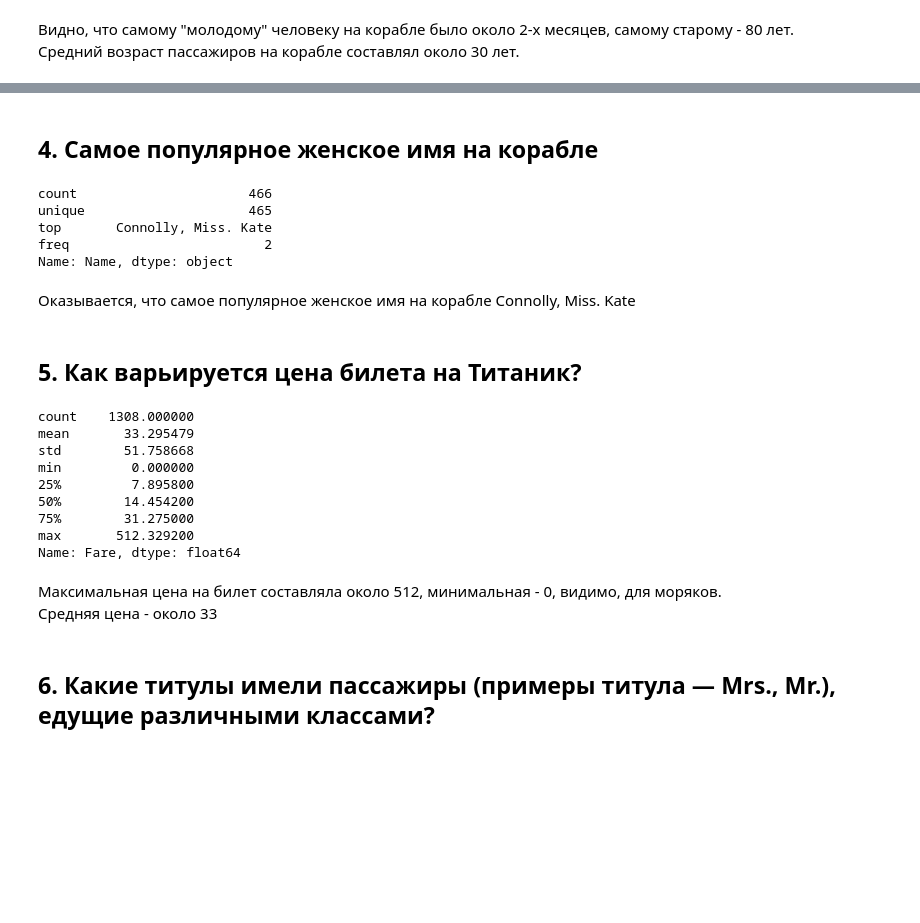
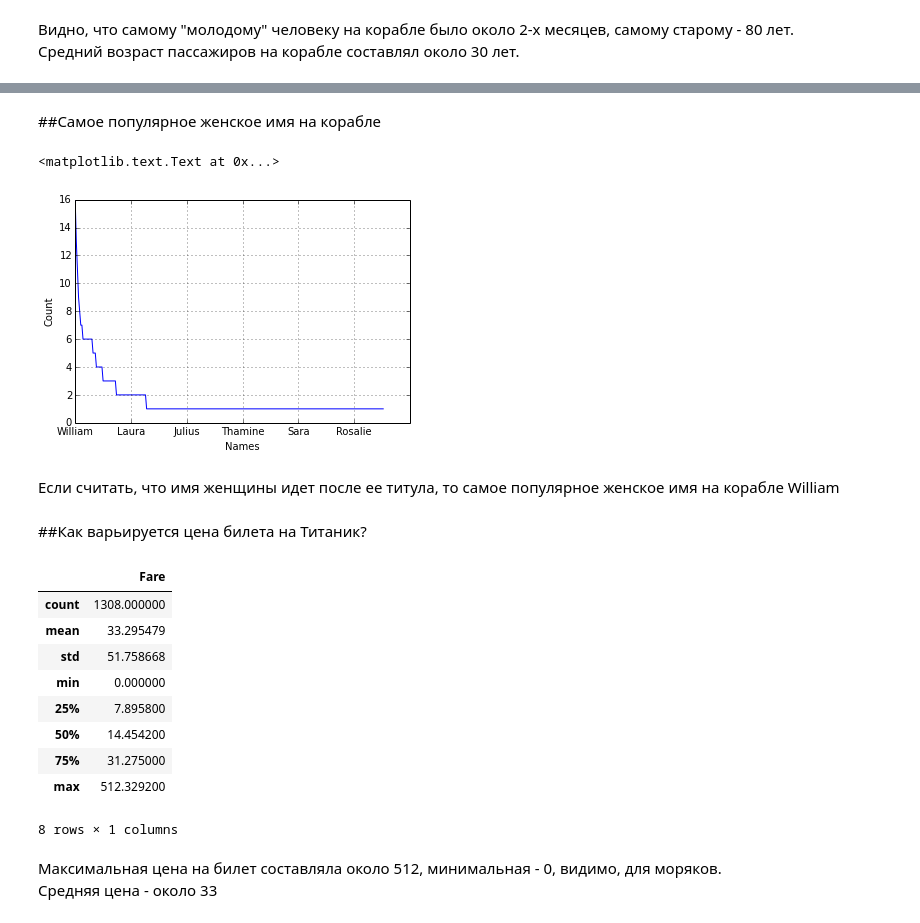
Before and after one commit to vitaly-emelianov/machine_learning, a Jupyter notebook: lab_1.ipynb, the cells around one changed output, grey strips where cells are left out. Saved outputs shown, nothing was run; the diff lists cells and outputs as text; code cells hidden in the pictures; blank space fills up the shorter version.

```diff
--- a/lab_1.ipynb
+++ b/lab_1.ipynb
@@ -39,31 +73,43 @@ Name: Age, dtype: float64
 # %% [markdown]
-## 4. Самое популярное женское имя на корабле
+##Самое популярное женское имя на корабле
-# %%
-data['Name'][data.Sex == 'female'].describe()
-# %% [output]
-count                      466
-unique                     465
-top       Connolly, Miss. Kate
-freq                         2
-Name: Name, dtype: object
+# %%
+full_names = data['Name'][data.Sex == 'female']
+
+names = []
+
+for full_name in  full_names:
+    items = full_name.split(' ')
+
+    for i in xrange(len(items)):
+        for symbol in items[i]:
+            if symbol == '.':
+                names.append(items[i+1])
+
+s = pandas.Series(names)
+diagram = s.value_counts().plot('line')
+
+diagram.set_xlabel('Names')
+diagram.set_ylabel('Count')
+# %% [output]
+<matplotlib.text.Text at 0x...>
+[figure, added]
 # %% [markdown]
-Оказывается, что самое популярное женское имя на корабле Connolly, Miss. Kate
+Если считать, что имя женщины идет после ее титула, то самое популярное женское имя на корабле William
 # %% [markdown]
-## 5. Как варьируется цена билета на Титаник?
+##Как варьируется цена билета на Титаник?
 # %%
-data.Fare.describe()
+pandas.DataFrame(data.Fare.describe())
 # %% [output]
+|  | Fare |
+| count | 1308.000000 |
+| mean | 33.295479 |
+| std | 51.758668 |
+| min | 0.000000 |
+| 25% | 7.895800 |
+| 50% | 14.454200 |
+| 75% | 31.275000 |
+| max | 512.329200 |
-count    1308.000000
-mean       33.295479
-std        51.758668
-min         0.000000
-25%         7.895800
-50%        14.454200
-75%        31.275000
-max       512.329200
-Name: Fare, dtype: float64
+8 rows × 1 columns
 # %% [markdown]
 Максимальная цена на билет составляла около 512, минимальная - 0, видимо, для моряков.<br>
 Средняя цена - около 33
-# %% [markdown]
-## 6. Какие титулы имели пассажиры (примеры титула — Mrs., Mr.), едущие различными классами?
```
Also changed, not shown: parts of 84 cells of this notebook.
